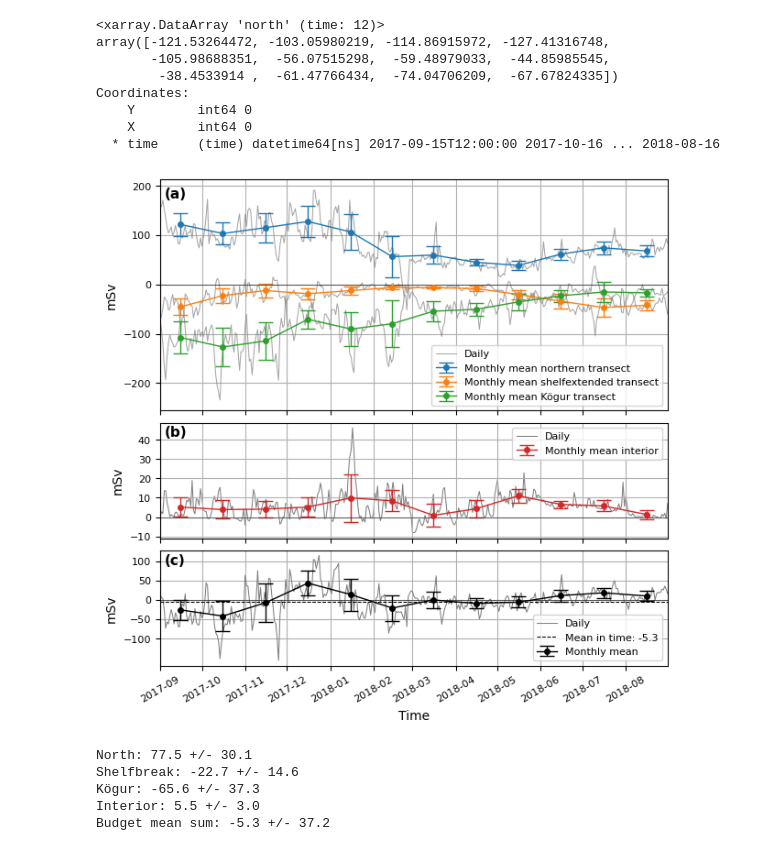
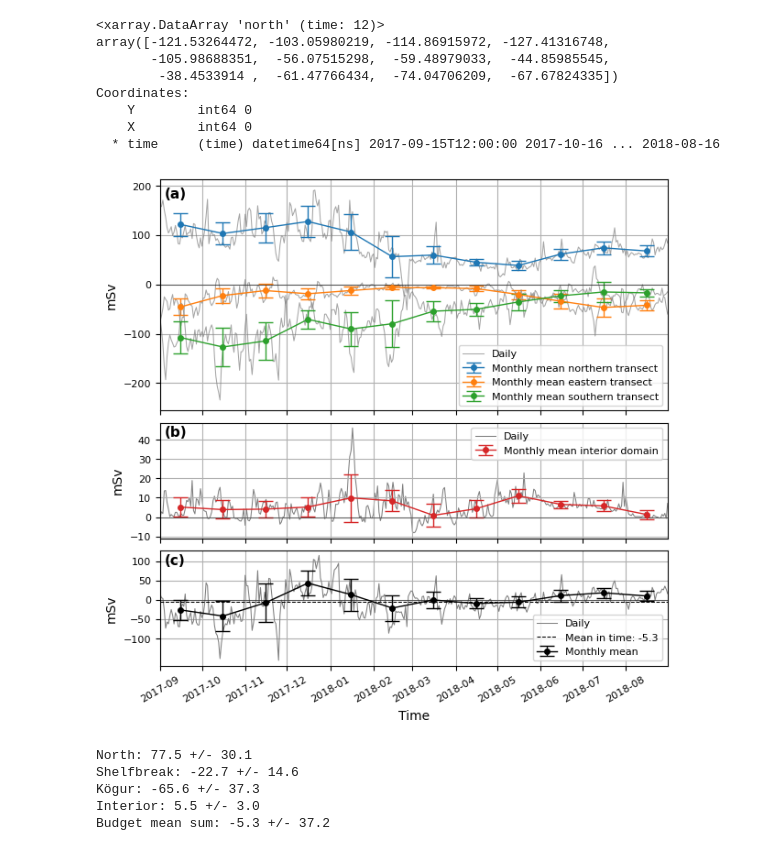
Before and after one commit to EirikKvamme/MScEirik, a Jupyter notebook: FW_budget/Full_FW_budget_76N.ipynb, the cells around one changed output. Saved outputs shown, nothing was run; the diff lists cells and outputs as text; code cells hidden in the pictures.

```diff
--- a/FW_budget/Full_FW_budget_76N.ipynb
+++ b/FW_budget/Full_FW_budget_76N.ipynb
@@ -777,11 +777,11 @@ axs[0].plot(north_d.time, -north_d * 1000, linewidth=0.75, color='grey', alpha=0
 axs[0].errorbar(err_north.time.values, -north_m * 1000,yerr=err_north.values,fmt='o-',markersize=4,linewidth=1, capsize=6, label='Monthly mean northern transect')
 
 axs[0].plot(shelfExtended_d.time, -shelfExtended_d * 1000 - shelfExtendedKogur_d * 1000, linewidth=0.75, color='grey', alpha=0.7)
-axs[0].errorbar(err_shelfbreak.time.values, -shelfbreak_m * 1000,yerr=err_shelfbreak.values,fmt='o-',markersize=4,linewidth=1, capsize=6, label='Monthly mean shelfextended transect')
+axs[0].errorbar(err_shelfbreak.time.values, -shelfbreak_m * 1000,yerr=err_shelfbreak.values,fmt='o-',markersize=4,linewidth=1, capsize=6, label='Monthly mean eastern transect')
 
 axs[0].plot(kogur_d.time, kogur_d * 1000, linewidth=0.75, color='grey', alpha=0.7)
 # axs[0].plot(kogur_m.time, kogur_m * 1000, linestyle='-', marker='o', alpha=0.7, label='')
-axs[0].errorbar(err_kogur.time.values, kogur_m * 1000,yerr=err_kogur.values,fmt='o-',markersize=4,linewidth=1, capsize=6, label='Monthly mean Kögur transect')
+axs[0].errorbar(err_kogur.time.values, kogur_m * 1000,yerr=err_kogur.values,fmt='o-',markersize=4,linewidth=1, capsize=6, label='Monthly mean southern transect')
 
 axs[0].plot(Bud_tot_d.time, [0 for i in Bud_tot_d.time], color='black', linestyle='-', linewidth=0.75, alpha=0.5)
 # axs[0].set_title('a) Advective FW transports',fontweight='bold')
@@ -792,41 +792,41 @@ axs[0].grid()
 axs[0].legend()
 
 axs[3].plot(FW_input_d.time, FW_input_d, zorder=0, linewidth=0.75, color='grey', label='Daily')
-axs[3].errorbar(err_FW_input.time.values, FW_input_m,yerr=err_FW_input.values,fmt='o-', color='C3',markersize=4,linewidth=1, capsize=6, label='Monthly mean interior')
+axs[3].errorbar(err_FW_input.time.values, FW_input_m,yerr=err_FW_input.values,fmt='o-', color='C3',markersize=4,linewidth=1, capsize=6, label='Monthly mean interior domain')
 
 axs[3].plot(Bud_tot_d.time, [0 for i in Bud_tot_d.time], color='black', linestyle='-', linewidth=0.75, alpha=0.5)
 # axs[3].set_title('b) Interior FW',fontweight='bold')
 axs[3].annotate(text='(b)',xy=[kogur_d.time[3],42],fontweight='bold')
 axs[3].set_ylabel('mSv')
 axs[3].tick_params(axis='both')
 axs[3].set_yticks([-10,0,10,20,30,40])
 axs[3].grid()
 axs[3].legend()
 
 axs[4].plot(Bud_tot_d.time, Bud_tot_d, linewidth=0.75, color='grey', label='Daily')
 # axs[4].plot(Bud_tot_m.time, Bud_tot_m, 'r-o', label='Sum FW budget monthly')
 axs[4].plot(Bud_tot_d.time, [mean_Bud for i in Bud_tot_d.time], color='black', linestyle='--', linewidth=0.75, label=f'Mean in time: {np.round(mean_Bud.values, 1)}')
 axs[4].errorbar(err_Bud.time.values, Bud_tot_m,yerr=err_Bud.values,fmt='o-', color='black',markersize=4,linewidth=1, capsize=6, label='Monthly mean')
 
 axs[4].plot(Bud_tot_d.time, [0 for i in Bud_tot_d.time], color='black', linestyle='-', linewidth=0.75, alpha=0.5)
 # axs[4].set_title('c) Sum FW budget',fontweight='bold')
 axs[4].annotate(text='(c)',xy=[kogur_d.time[3],90],fontweight='bold')
 axs[4].set_xlabel('Time')
 axs[4].set_ylabel('mSv')
 axs[4].tick_params(axis='both')
 axs[4].set_yticks([-100,-50,0,50,100])
 axs[4].set_xlim(kogur_d.time[0],kogur_d.time[-1])
 plt.xticks(rotation=30)
 axs[4].grid()
 axs[4].legend()
 
 fig.show()
 
 fig.savefig(r'/nird/home/ekv036/MSc/Fig/FW_budget_time2',dpi=300, facecolor='w', edgecolor='w',
           orientation='landscape', format=None,
           transparent=False, bbox_inches='tight',pad_inches=0.25)
 # %% [output]
-[figure, old version]
+[figure, new version]
 # %%
 mean_North = -north_d.mean(dim='time').values*1000
 mean_Shelfbreak = -shelfbreak_d.mean(dim='time').values*1000
```
Also changed, not shown: 1 other file.
